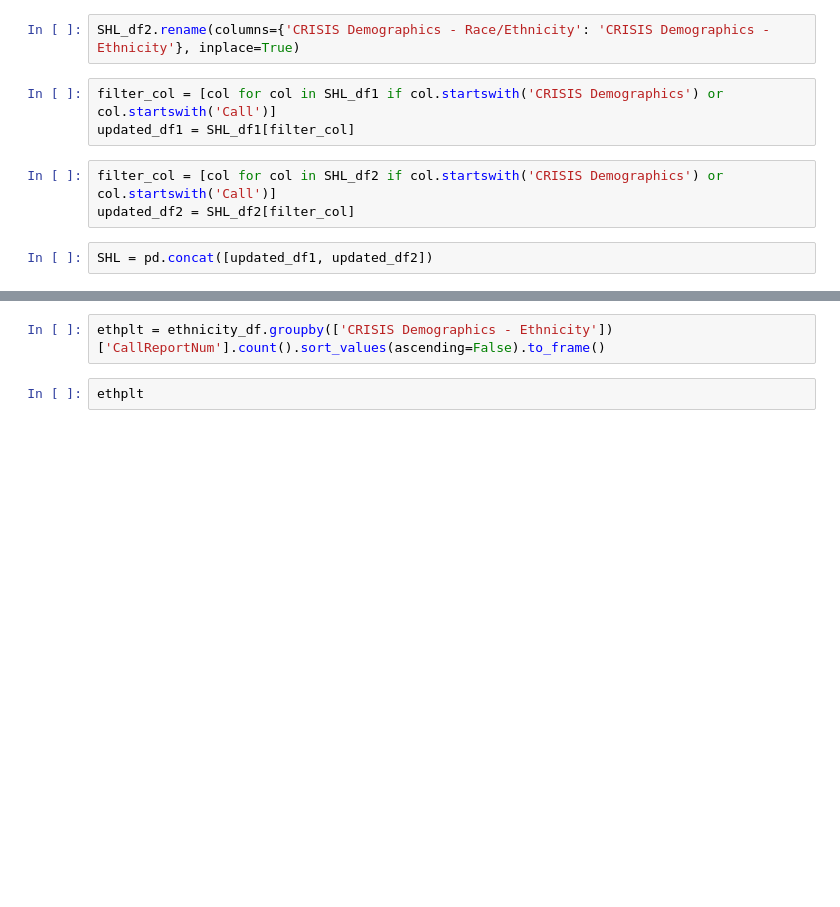
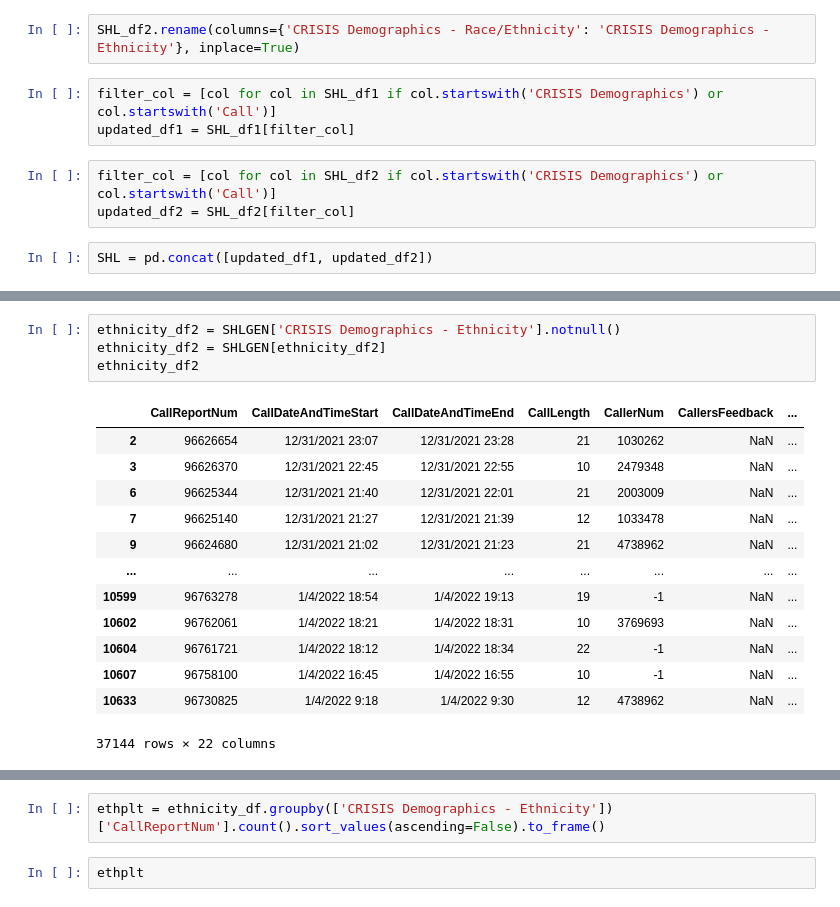
Before and after one commit to NSS-Data-Analytics-Cohort-6/fcs-crisis-holi-data-in-the-sun, a Jupyter notebook: notebook/crisis exploration 2.ipynb, the cells around one changed output, grey strips where cells are left out. Drawn from its saved outputs; the diff is of its cells as text; blank space fills up the shorter version.

```diff
--- a/notebook/crisis exploration 2.ipynb
+++ b/notebook/crisis exploration 2.ipynb
@@ -35,0 +148,18 @@ ethnicity_df.groupby(['CRISIS Demographics - Ethnicity'])['CallReportNum'].count
+# %%
+ethnicity_df2 = SHLGEN['CRISIS Demographics - Ethnicity'].notnull()
+ethnicity_df2 = SHLGEN[ethnicity_df2]
+ethnicity_df2
+# %% [output]
+|  | CallReportNum | CallDateAndTimeStart | CallDateAndTimeEnd | CallLength | CallerNum | CallersFeedback | ... |
+| 2 | 96626654 | 12/31/2021 23:07 | 12/31/2021 23:28 | 21 | 1030262 | NaN | ... |
+| 3 | 96626370 | 12/31/2021 22:45 | 12/31/2021 22:55 | 10 | 2479348 | NaN | ... |
+| 6 | 96625344 | 12/31/2021 21:40 | 12/31/2021 22:01 | 21 | 2003009 | NaN | ... |
+| 7 | 96625140 | 12/31/2021 21:27 | 12/31/2021 21:39 | 12 | 1033478 | NaN | ... |
+| 9 | 96624680 | 12/31/2021 21:02 | 12/31/2021 21:23 | 21 | 4738962 | NaN | ... |
+| ... | ... | ... | ... | ... | ... | ... | ... |
+| 10599 | 96763278 | 1/4/2022 18:54 | 1/4/2022 19:13 | 19 | -1 | NaN | ... |
+| 10602 | 96762061 | 1/4/2022 18:21 | 1/4/2022 18:31 | 10 | 3769693 | NaN | ... |
+| 10604 | 96761721 | 1/4/2022 18:12 | 1/4/2022 18:34 | 22 | -1 | NaN | ... |
+| 10607 | 96758100 | 1/4/2022 16:45 | 1/4/2022 16:55 | 10 | -1 | NaN | ... |
+| 10633 | 96730825 | 1/4/2022 9:18 | 1/4/2022 9:30 | 12 | 4738962 | NaN | ... |
+37144 rows × 22 columns
```
Also changed, not shown: parts of 25 cells of this notebook.
